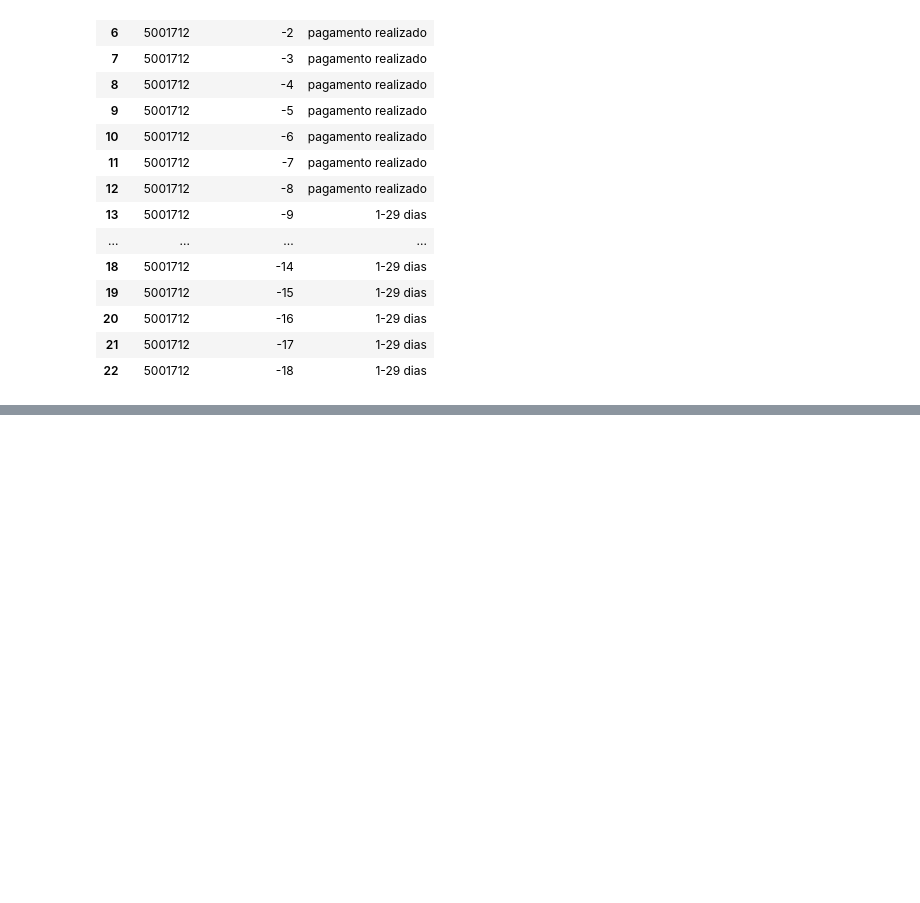
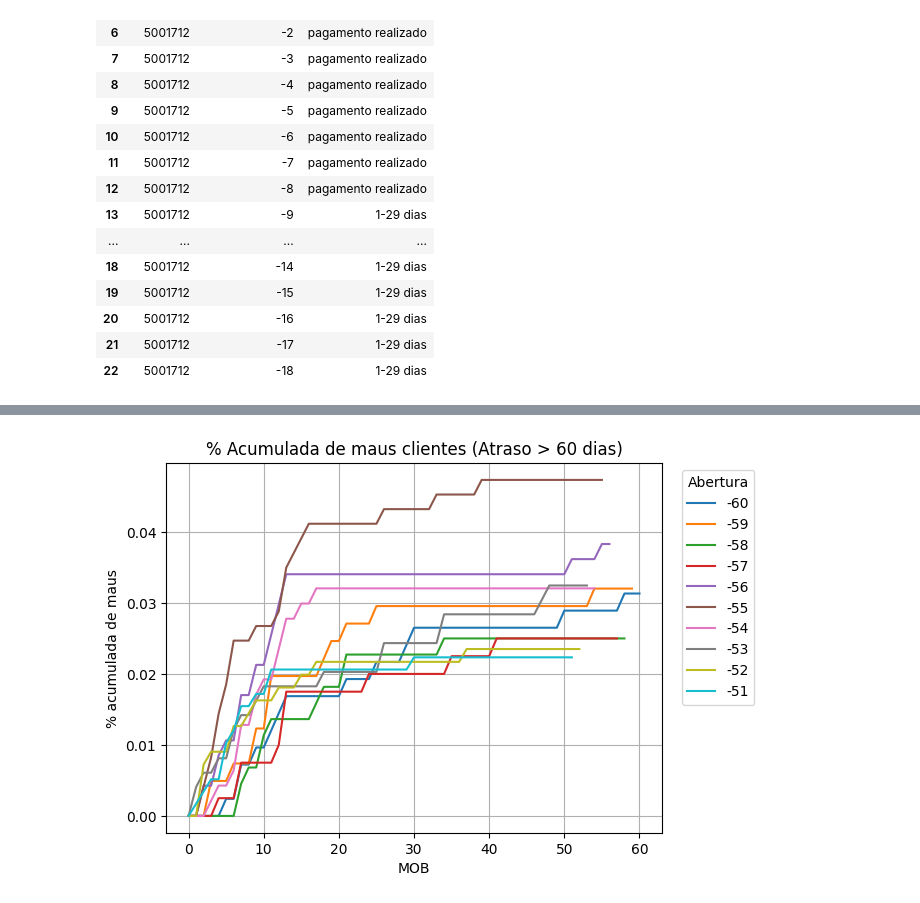
Before and after one commit to torvess/credit_score_07-10-2024, a Jupyter notebook: notebooks/credit_score.ipynb, the cells around one changed output, grey strips where cells are left out. Saved outputs shown, nothing was run; the diff lists cells and outputs as text; code cells hidden in the pictures; blank space fills up the shorter version.

```diff
--- a/notebooks/credit_score.ipynb
+++ b/notebooks/credit_score.ipynb
@@ -232,0 +253,4 @@ Temos mais de um registro para cada cliente, precisa identificar quem foi mau pa
+# %%
+# Quantida de clientes por tempo de cadastro
+df_denominador = df_registros_creditos_ID.groupby('Abertura').apply(lambda x: x['ID_Cliente'].count()).reset_index(name='Qtd_Clientes')
+df_denominador
@@ -232,0 +271,8 @@ Temos mais de um registro para cada cliente, precisa identificar quem foi mau pa
+# %%
+# quantidade de clientes por abertura e MOB
+df_vintage = df_aprovados.groupby(['Abertura', 'MOB']).apply(lambda x: x['ID_Cliente'].count()).reset_index(name='Qtd_Clientes')
+df_vintage = pd.merge(df_vintage[['Abertura', 'MOB']],
+                      df_denominador,
+                      on='Abertura',
+                      how='left')
+df_vintage
@@ -232,0 +293,13 @@ Temos mais de um registro para cada cliente, precisa identificar quem foi mau pa
+# %%
+# verificando quantidade de maus pagadores por tempo de abertura e MOB
+df_denominador['Qtd_Mau'] = np.nan
+
+for j in range(-60, 1):
+    ls = []
+    for i in range(0,61):
+        due = list(df_aprovados.query('mau_pagador == 1 and MOB ==@i and Abertura ==@j')['ID_Cliente'])
+        ls.extend(due)
+        df_vintage.loc[(df_vintage['MOB'] == i) & (df_vintage['Abertura'] == j), 'Qtd_Mau'] = len(set(ls))
+
+df_vintage['Taxa_de_Mau'] = df_vintage['Qtd_Mau'] / df_vintage['Qtd_Clientes']
+df_vintage
@@ -232,0 +320,7 @@ Temos mais de um registro para cada cliente, precisa identificar quem foi mau pa
+# %%
+df_vintage_pivot = df_vintage.pivot(
+                                    index='Abertura',
+                                    columns='MOB',
+                                    values='Taxa_de_Mau'
+                                    )
+df_vintage_pivot
@@ -232,0 +342,14 @@ Temos mais de um registro para cada cliente, precisa identificar quem foi mau pa
+# %%
+lst = [i for i in range(0,61)]
+df_vintage_pivot[lst].T.iloc[:, :10].plot(
+                                        legend=True,
+                                        grid=True,
+                                        title='% Acumulada de maus clientes (Atraso > 60 dias)'
+                                    )
+
+plt.xlabel('MOB')
+plt.ylabel('% acumulada de maus')
+plt.legend(bbox_to_anchor=(1.2, 1), title='Abertura')
+plt.show()
+# %% [output]
+[figure, added]
```
Also changed, not shown: parts of 17 cells of this notebook.
